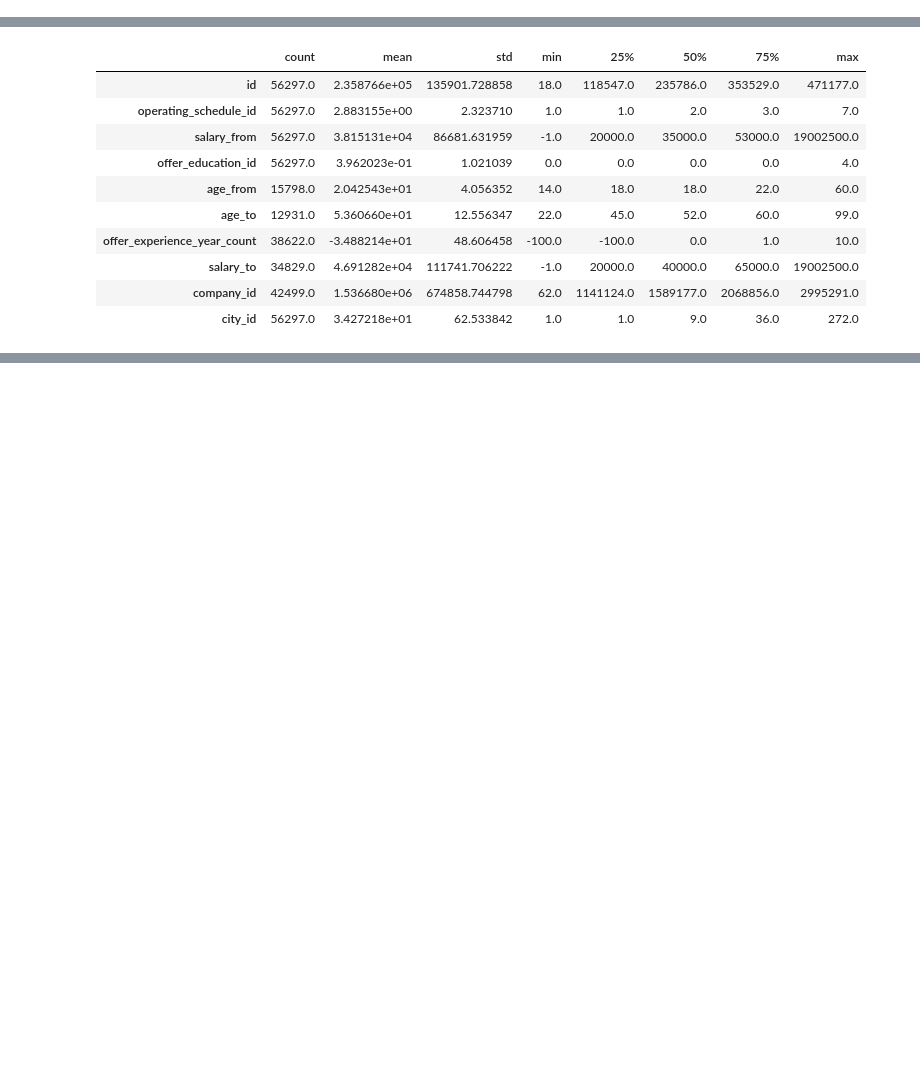
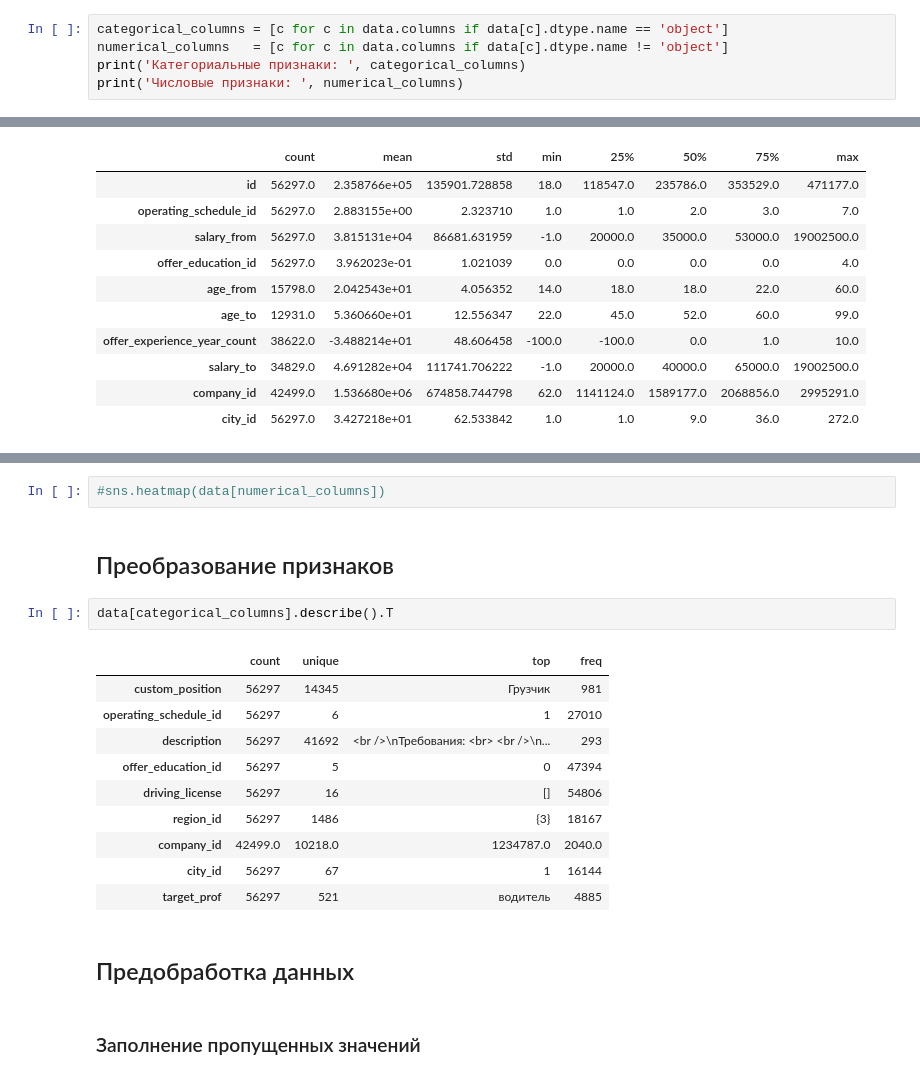
Before and after one commit to Metafiz/recruitment, a Jupyter notebook: baseline.ipynb, the cells around one changed output, grey strips where cells are left out. Cells and saved outputs as stored; diff of their text form; blank space fills up the shorter version.

```diff
--- a/baseline.ipynb
+++ b/baseline.ipynb
@@ -93,0 +101,5 @@ dtype: object
+# %%
+categorical_columns = [c for c in data.columns if data[c].dtype.name == 'object']
+numerical_columns   = [c for c in data.columns if data[c].dtype.name != 'object']
+print('Категориальные признаки: ', categorical_columns)
+print('Числовые признаки: ', numerical_columns)
@@ -133,0 +225,21 @@ data.describe().T
+# %%
+#sns.heatmap(data[numerical_columns])
+# %% [markdown]
+## Преобразование признаков
+# %%
+data[categorical_columns].describe().T
+# %% [output]
+|  | count | unique | top | freq |
+| custom_position | 56297 | 14345 | Грузчик | 981 |
+| operating_schedule_id | 56297 | 6 | 1 | 27010 |
+| description | 56297 | 41692 | <br />\nТребования: <br> <br />\n... | 293 |
+| offer_education_id | 56297 | 5 | 0 | 47394 |
+| driving_license | 56297 | 16 | [] | 54806 |
+| region_id | 56297 | 1486 | {3} | 18167 |
+| company_id | 42499.0 | 10218.0 | 1234787.0 | 2040.0 |
+| city_id | 56297 | 67 | 1 | 16144 |
+| target_prof | 56297 | 521 | водитель | 4885 |
+# %% [markdown]
+## Предобработка данных
+# %% [markdown]
+### Заполнение пропущенных значений
```
Also changed, not shown: parts of 18 cells of this notebook.
